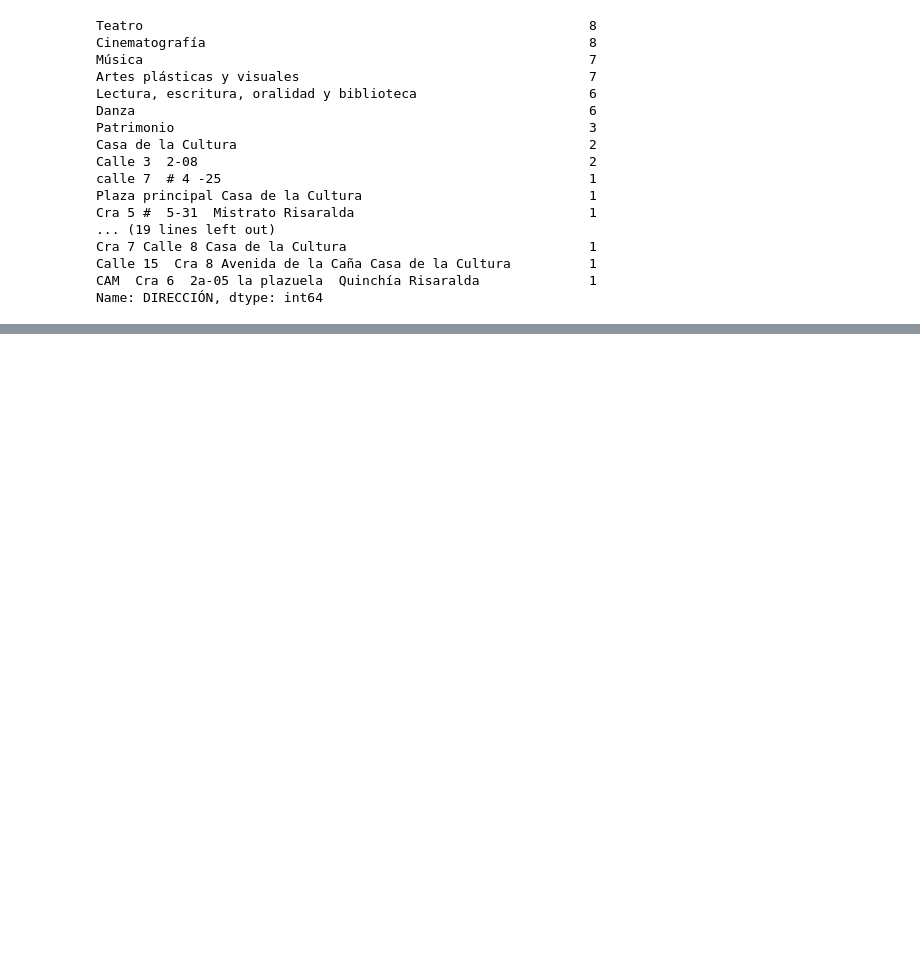
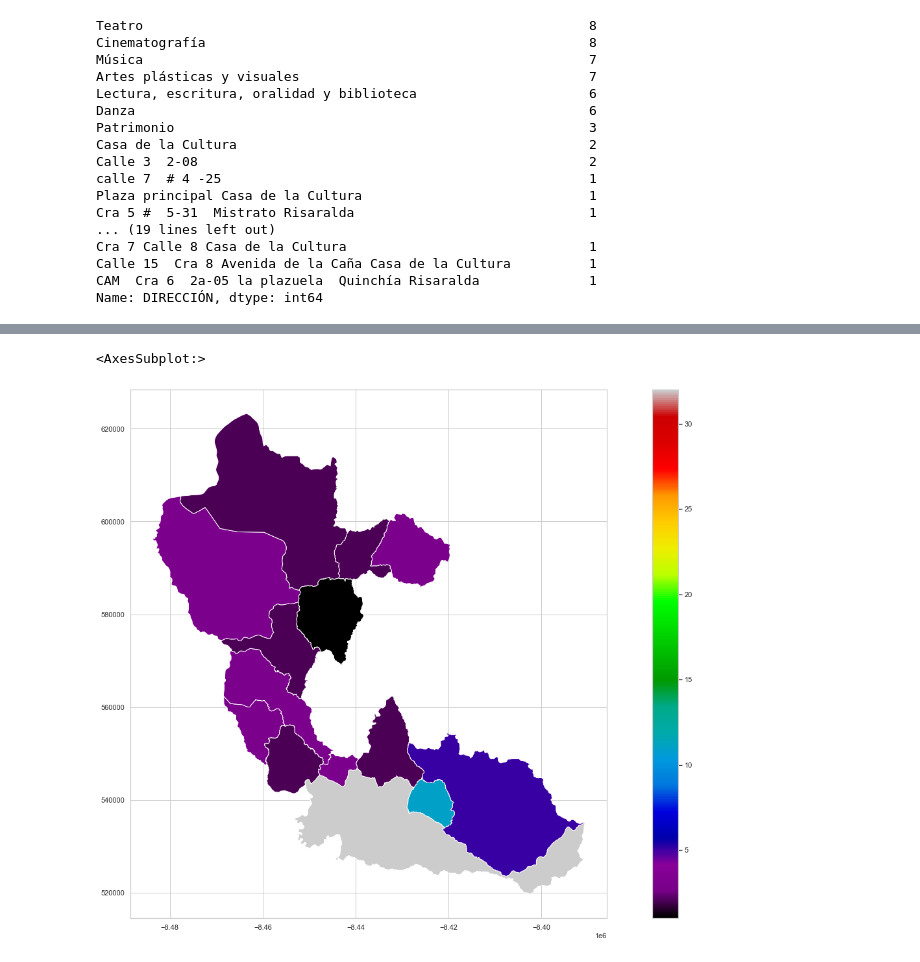
Before and after one commit to JhoaoAle/CultureCenters, a Jupyter notebook: CC_Analysis.ipynb, the cells around one changed output, grey strips where cells are left out. Saved outputs shown, nothing was run; the diff lists cells and outputs as text; code cells hidden in the pictures; blank space fills up the shorter version.

```diff
--- a/CC_Analysis.ipynb
+++ b/CC_Analysis.ipynb
@@ -346,0 +375,10 @@ df1
+# %%
+# initialize list of lists
+data = [['Dosquebradas', '66170000'], ['La Virginia', '66400000'], ['Marsella', '66440000'], ['Pereira', '66001000'],
+        ['Santa Rosa de Cabal', '66682000'], ['Apia', '66045000'], ['Balboa', '66075000'], ['Belén de Umbría', '66088000'],
+        ['Guática', '66318000'], ['La Celia', '66383000'], ['Quinchía', '66594000'], ['Santuario', '66687000'],
+        ['Mistrató', '66456000'], ['Pueblo Rico', '66572000']]
+
+
+# Create the pandas DataFrame
+cdane_risaralda= pd.DataFrame(data, columns=['MUNICIPIO', 'Cod_Dane'])
@@ -346,0 +403,6 @@ df1
+# %%
+mun_cod=pd.merge(df1_agrupado, cdane_risaralda, on="MUNICIPIO", how="left")
+mun_cod=mun_cod.set_index('Cod_Dane')
+mun_cod=mun_cod.drop(['MUNICIPIO'], axis=1)
+mun_cod=mun_cod.rename(columns={"count": "Cuenta"})
+mun_cod
@@ -346,0 +426,3 @@ df1
+# %%
+datos_risaralda =  municipios.merge(mun_cod, left_on="cod_dane", right_on="Cod_Dane")
+datos_risaralda
@@ -346,0 +445,7 @@ df1
+# %%
+analisis_cc = datos_risaralda.sort_values(by = 'Cuenta', ascending = False)
+# %%
+analisis_cc.plot(column='Cuenta', legend=True, figsize=(25,15), cmap='nipy_spectral')
+# %% [output]
+<AxesSubplot:>
+[figure, added]
```
Also changed, not shown: parts of 14 cells of this notebook.
